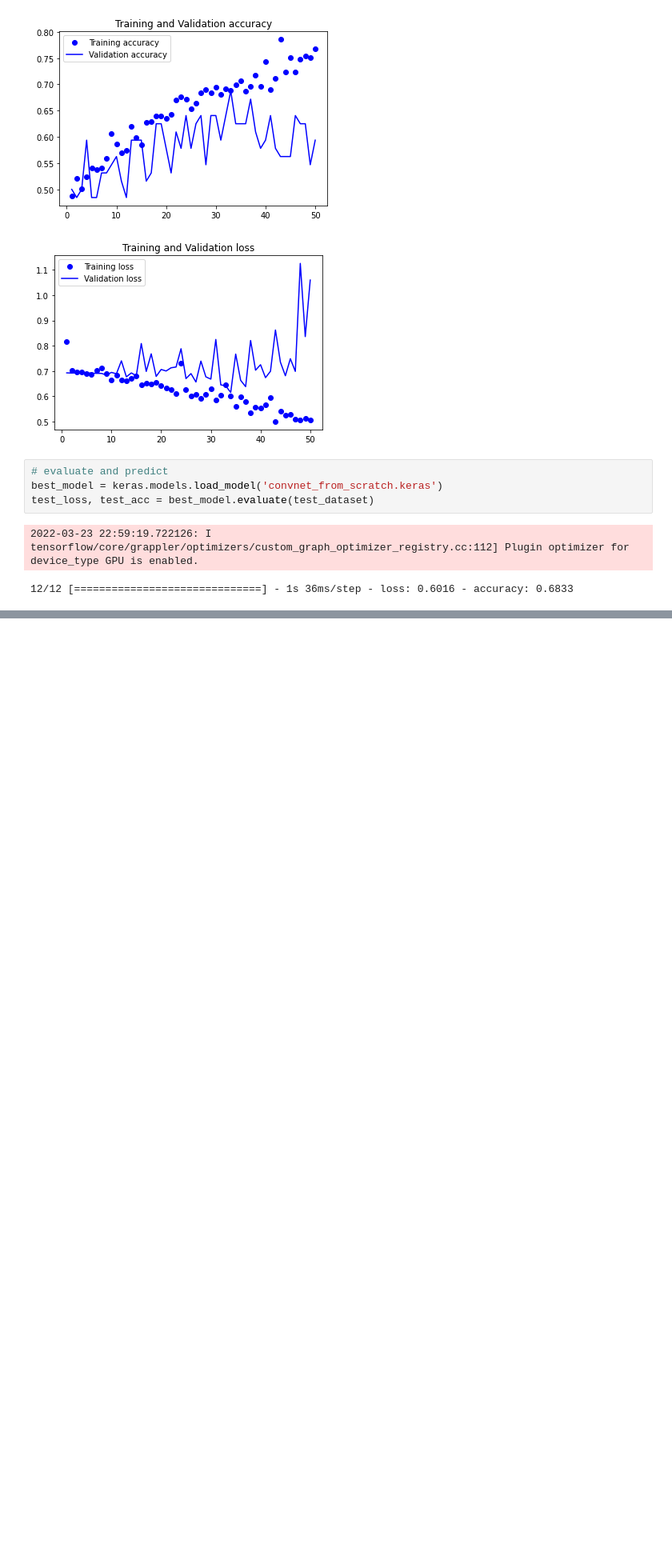
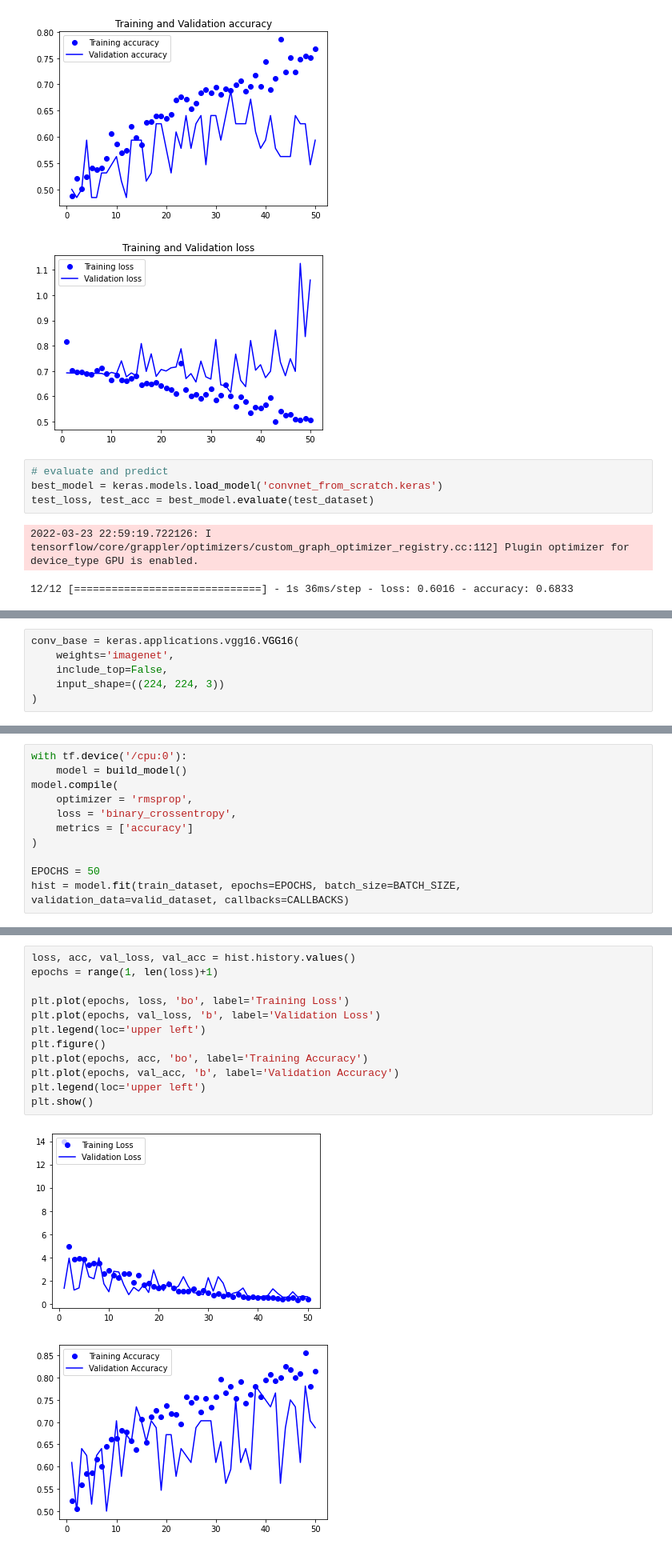
Before and after one commit to theaveas/DeepLearning, a Jupyter notebook: DLwithPython/chapter08_introduction_to_dl_for_cv.ipynb, the cells around one changed output, grey strips where cells are left out. Shown at 80% size. Saved outputs shown, nothing was run; the diff lists cells and outputs as text; blank space fills up the shorter version.

```diff
--- a/DLwithPython/chapter08_introduction_to_dl_for_cv.ipynb
+++ b/DLwithPython/chapter08_introduction_to_dl_for_cv.ipynb
@@ -275,0 +309,6 @@ test_loss, test_acc = best_model.evaluate(test_dataset)
+# %%
+conv_base = keras.applications.vgg16.VGG16(
+    weights='imagenet',
+    include_top=False,
+    input_shape=((224, 224, 3))
+)
@@ -275,0 +458,11 @@ test_loss, test_acc = best_model.evaluate(test_dataset)
+# %%
+with tf.device('/cpu:0'):
+    model = build_model()
+model.compile(
+    optimizer = 'rmsprop',
+    loss = 'binary_crossentropy',
+    metrics = ['accuracy']
+)
+
+EPOCHS = 50
+hist = model.fit(train_dataset, epochs=EPOCHS, batch_size=BATCH_SIZE, validation_data=valid_dataset, callbacks=CALLBACKS)
@@ -275,0 +495,15 @@ test_loss, test_acc = best_model.evaluate(test_dataset)
+# %%
+loss, acc, val_loss, val_acc = hist.history.values()
+epochs = range(1, len(loss)+1)
+
+plt.plot(epochs, loss, 'bo', label='Training Loss')
+plt.plot(epochs, val_loss, 'b', label='Validation Loss')
+plt.legend(loc='upper left')
+plt.figure()
+plt.plot(epochs, acc, 'bo', label='Training Accuracy')
+plt.plot(epochs, val_acc, 'b', label='Validation Accuracy')
+plt.legend(loc='upper left')
+plt.show()
+# %% [output]
+[figure, added]
+[figure, added]
```
Also changed, not shown: parts of 23 cells of this notebook.
